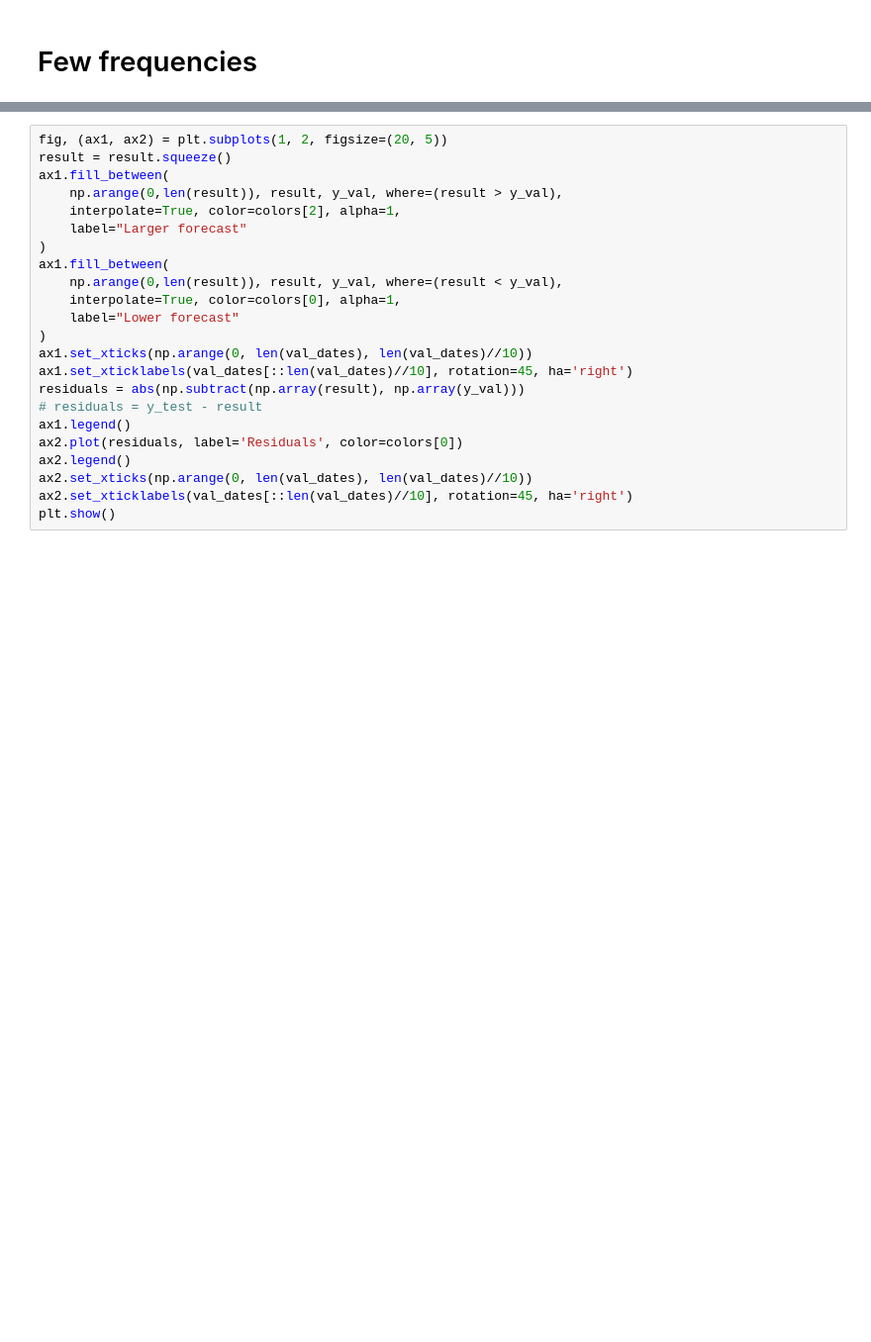
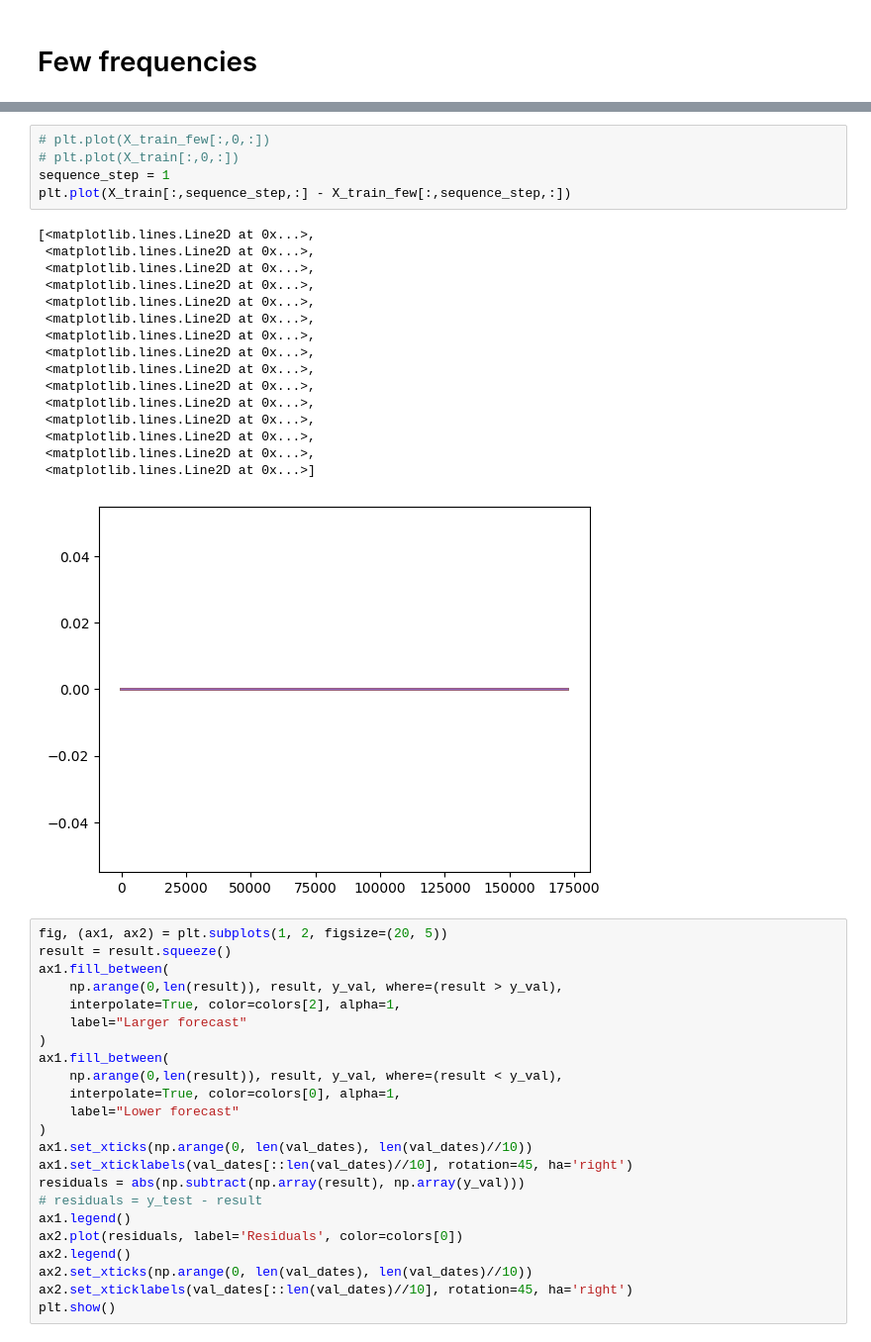
Before and after one commit to albinjanzen/masterthesis, a Jupyter notebook: Iteration 2.ipynb, the cells around one changed output, grey strips where cells are left out. Shown at 99% size. Drawn from its saved outputs; the diff is of its cells as text; blank space fills up the shorter version.

```diff
--- a/Iteration 2.ipynb
+++ b/Iteration 2.ipynb
@@ -623,3 +658,25 @@ MAE at best epoch: 0.0008566949400119483
+# %%
+# plt.plot(X_train_few[:,0,:])
+# plt.plot(X_train[:,0,:])
+sequence_step = 1
+plt.plot(X_train[:,sequence_step,:] - X_train_few[:,sequence_step,:])
+# %% [output]
+[<matplotlib.lines.Line2D at 0x...>,
+ <matplotlib.lines.Line2D at 0x...>,
+ <matplotlib.lines.Line2D at 0x...>,
+ <matplotlib.lines.Line2D at 0x...>,
+ <matplotlib.lines.Line2D at 0x...>,
+ <matplotlib.lines.Line2D at 0x...>,
+ <matplotlib.lines.Line2D at 0x...>,
+ <matplotlib.lines.Line2D at 0x...>,
+ <matplotlib.lines.Line2D at 0x...>,
+ <matplotlib.lines.Line2D at 0x...>,
+ <matplotlib.lines.Line2D at 0x...>,
+ <matplotlib.lines.Line2D at 0x...>,
+ <matplotlib.lines.Line2D at 0x...>,
+ <matplotlib.lines.Line2D at 0x...>,
+ <matplotlib.lines.Line2D at 0x...>]
+[figure, added]
 # %%
 fig, (ax1, ax2) = plt.subplots(1, 2, figsize=(20, 5))
 result = result.squeeze()
```
Also changed, not shown: parts of 12 cells of this notebook.
